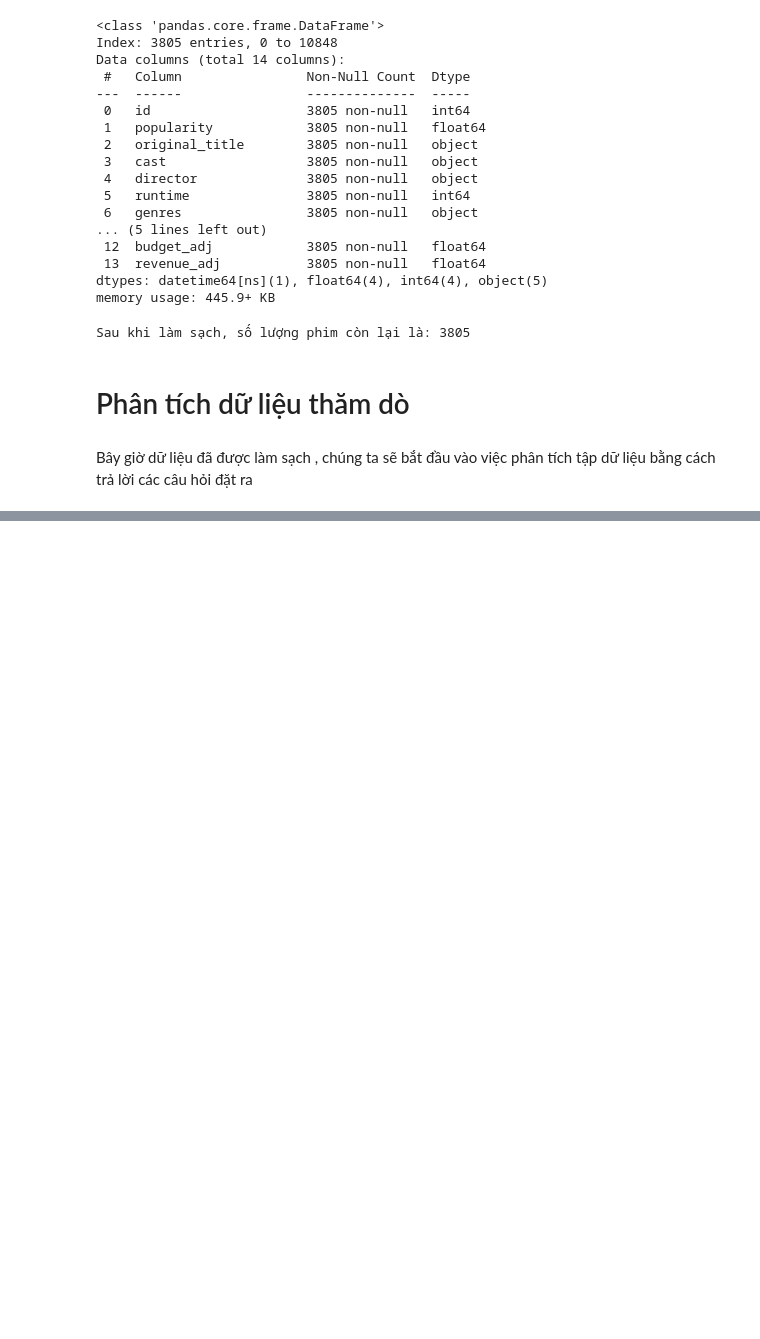
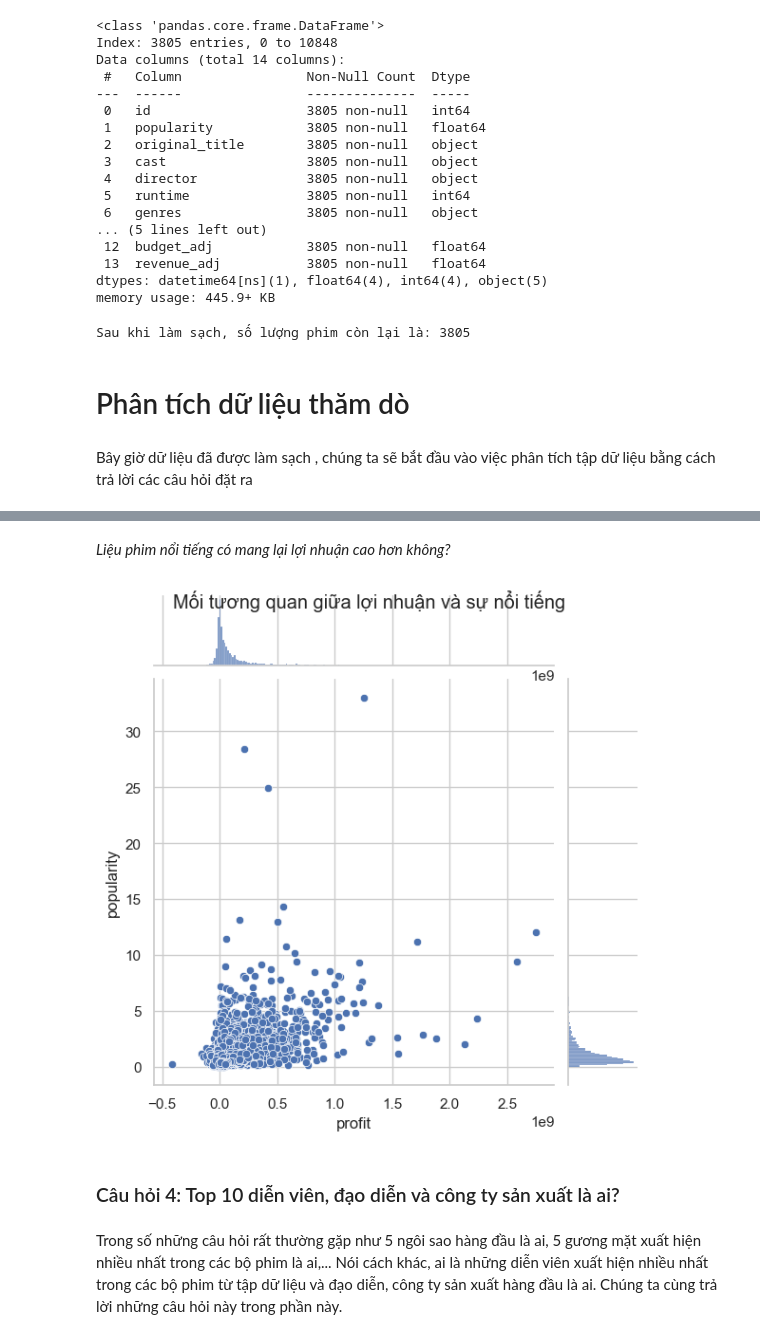
Before and after one commit to Nnguyen-dev2805/PYTHON_FinalProject, a Jupyter notebook: report.ipynb, the cells around one changed output, grey strips where cells are left out. Drawn from its saved outputs; the diff is of its cells as text; code cells hidden in the pictures; blank space fills up the shorter version.

```diff
--- a/report.ipynb
+++ b/report.ipynb
@@ -303,0 +408,21 @@ Bây giờ dữ liệu đã được làm sạch , chúng ta sẽ bắt đầu v
+# %% [markdown]
+*Liệu phim nổi tiếng có mang lại lợi nhuận cao hơn không?*
+# %%
+# Mối tương quan giữa lợi nhuận và sự nổi tiếng
+# Dùng biểu đồ phân tán
+# jointplot dùng để tạo ra một biểu đồ kết hợp giữa biểu đồ phân tán và các biểu đồ biên
+fig1=sns.jointplot(x='profit',y='popularity',kind='scatter',data=df)
+fig1.fig.suptitle('Mối tương quan giữa lợi nhuận và sự nổi tiếng');
+# Phương thức corr tính toán ma trận tương quan giữa tất cả các cặp biến số trong DataFrame
+# 1: Mối quan hệ hoàn toàn thuận chiều 1 biến tăng biến kia cũng tăng
+# -1: Mối quan hệ hoàn toàn ngược chiều
+# 0: Không có mối quan hệ tuyến tính
+
+# data_corr=df.corr()
+# print("Mối tương quan giữa lợi nhuận và sự nổi tiếng: ",data_corr.loc['profit','popularity'])
+# %% [output]
+[figure, added]
+# %% [markdown]
+### Câu hỏi 4: Top 10 diễn viên, đạo diễn và công ty sản xuất là ai?
+# %% [markdown]
+Trong số những câu hỏi rất thường gặp như 5 ngôi sao hàng đầu là ai, 5 gương mặt xuất hiện nhiều nhất trong các bộ phim là ai,... Nói cách khác, ai là những diễn viên xuất hiện nhiều nhất trong các bộ phim từ tập dữ liệu và đạo diễn, công ty sản xuất hàng đầu là ai. Chúng ta cùng trả lời những câu hỏi này trong phần này.
```
Also changed, not shown: parts of 23 cells of this notebook.
